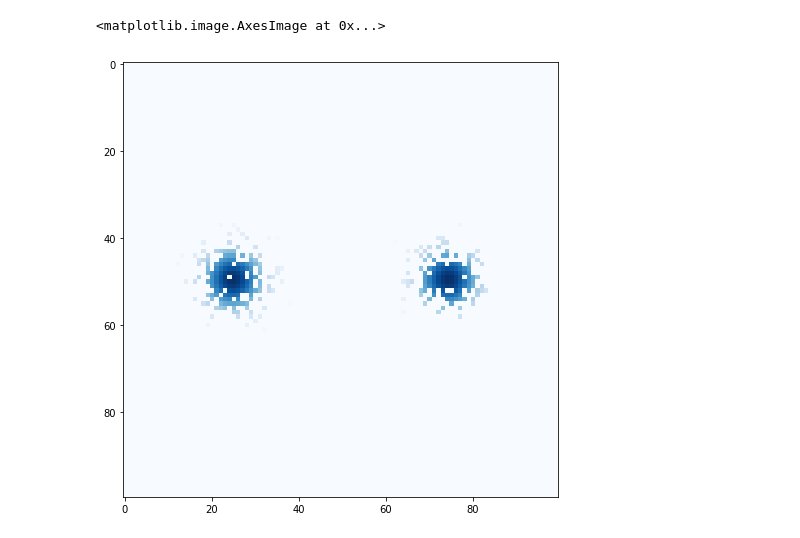
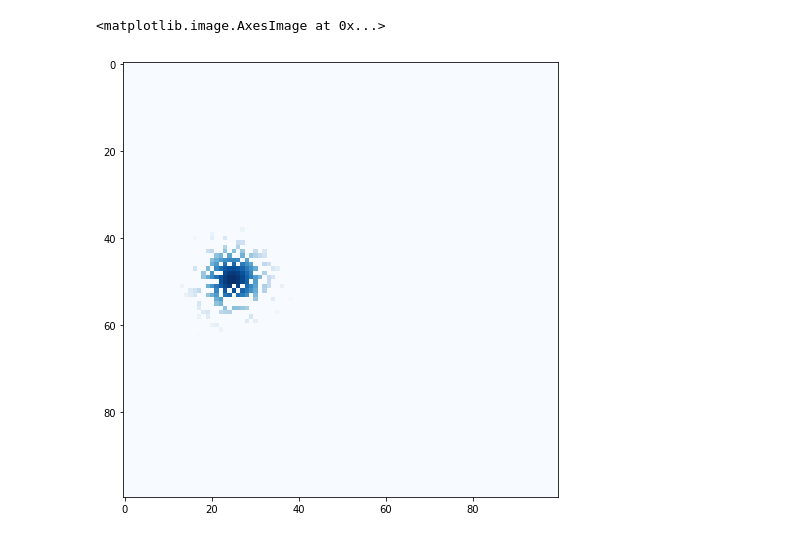
Before and after one commit to makeyourownalgorithmicart/makeyourownalgorithmicart, a Jupyter notebook: blog/generative-adversarial-network/04_mode_collapse_expts_gan.ipynb, the cells around one changed output. Saved outputs shown, nothing was run; the diff lists cells and outputs as text; code cells hidden in the pictures.

```diff
--- a/blog/generative-adversarial-network/04_mode_collapse_expts_gan.ipynb
+++ b/blog/generative-adversarial-network/04_mode_collapse_expts_gan.ipynb
@@ -15,36 +15,30 @@ import numpy
 import matplotlib.pyplot as plt
 # %%
 # function to generate real data
-# generates a 2d array with values for 2 gaussian lumps
+# generates a 2d array with values for a gaussian lump
 
-def generate_real(x1, y1, s1, h1, x2, y2, s2, h2):
-  # x1, y1, x2, y2 are locations of lumps
-  # s1, s2 are spread of lumps
-  # h1 and h2 are amplitude scales
+def generate_real(x, y, s, h):
+  # x, y is the location of a lump
+  # s is the spread
+  # h is the amplitude
   xvalues, yvalues = numpy.meshgrid(numpy.linspace(-10,10,100), numpy.linspace(-10,10,100))
 
-  # first lump
-  d1 = numpy.sqrt(numpy.square(xvalues - x1) + numpy.square(yvalues - y1))
-  g1 = h1 * numpy.exp(-( (d1)**2 / ( 2.0 * s1**2 ) ) )
-
-  # second lump
-  d2 = numpy.sqrt(numpy.square(xvalues - x2) + numpy.square(yvalues - y2))
-  g2 = h2 * numpy.exp(-( (d2)**2 / ( 2.0 * s2**2 ) ) )
-
-  # dustribution is both added
-  d = g1+ g2
+  #  lump
+  d = numpy.sqrt(numpy.square(xvalues - x) + numpy.square(yvalues - y))
+  g = h * numpy.exp(-( (d)**2 / ( 2.0 * s**2 ) ) )
 
   # return binomial sampling scaled also by the distribution
-  return torch.FloatTensor(numpy.random.binomial(n=1, p=d) * d)
+  return torch.FloatTensor(numpy.random.binomial(n=1, p=g) * g)
 # %%
 # demonstrate generation of real data distribution
-d = generate_real(-5, 0, 1, 1, 5, 0, 1, 1)
+d = generate_real(-5, 0, 1, 1)
+#d = generate_real(5, 0, 1, 1)
 
 plt.figure(figsize = (16,8))
 plt.imshow(d, interpolation='none', cmap='Blues')
 # %% [output]
 <matplotlib.image.AxesImage at 0x...>
-[figure, old version]
+[figure, new version]
 # %%
 # function to generate uniform random data
 
```
Also changed, not shown: parts of 10 cells of this notebook.
